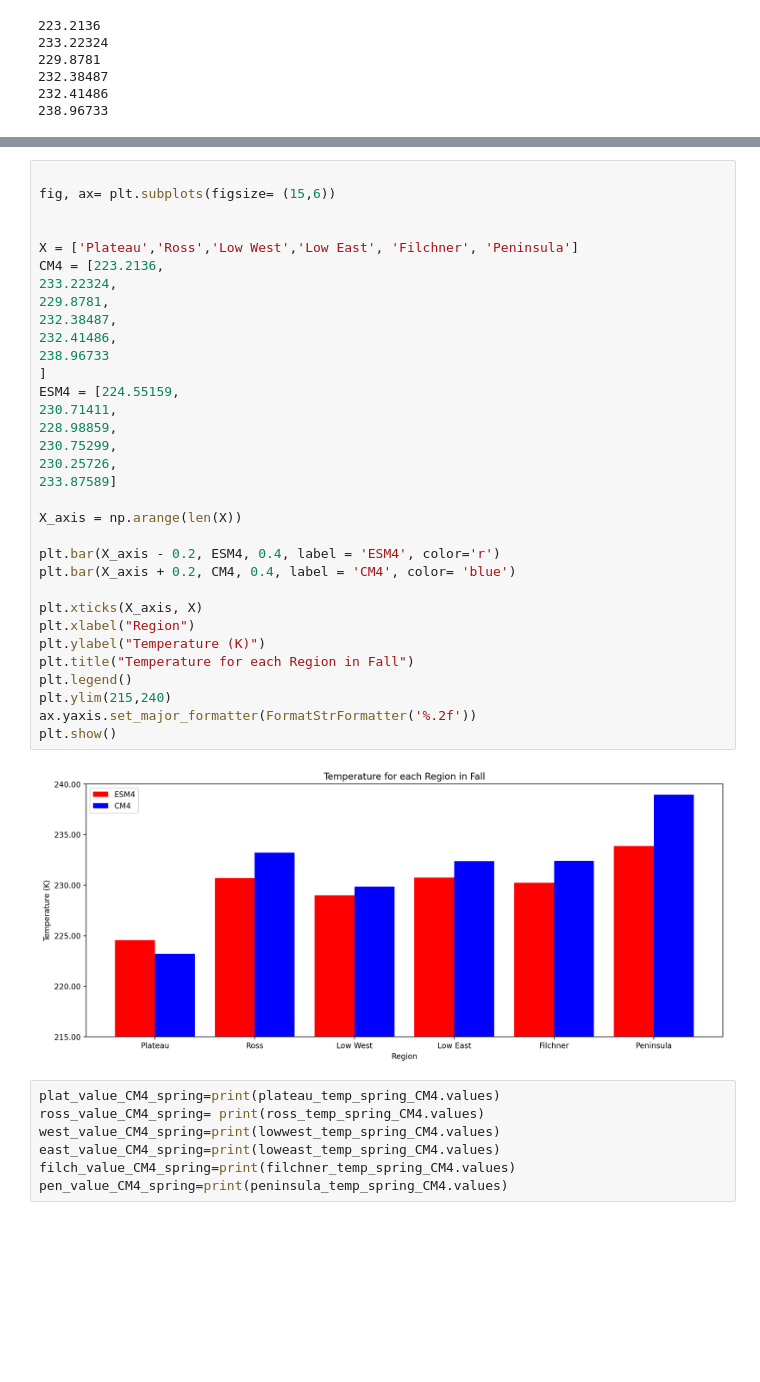
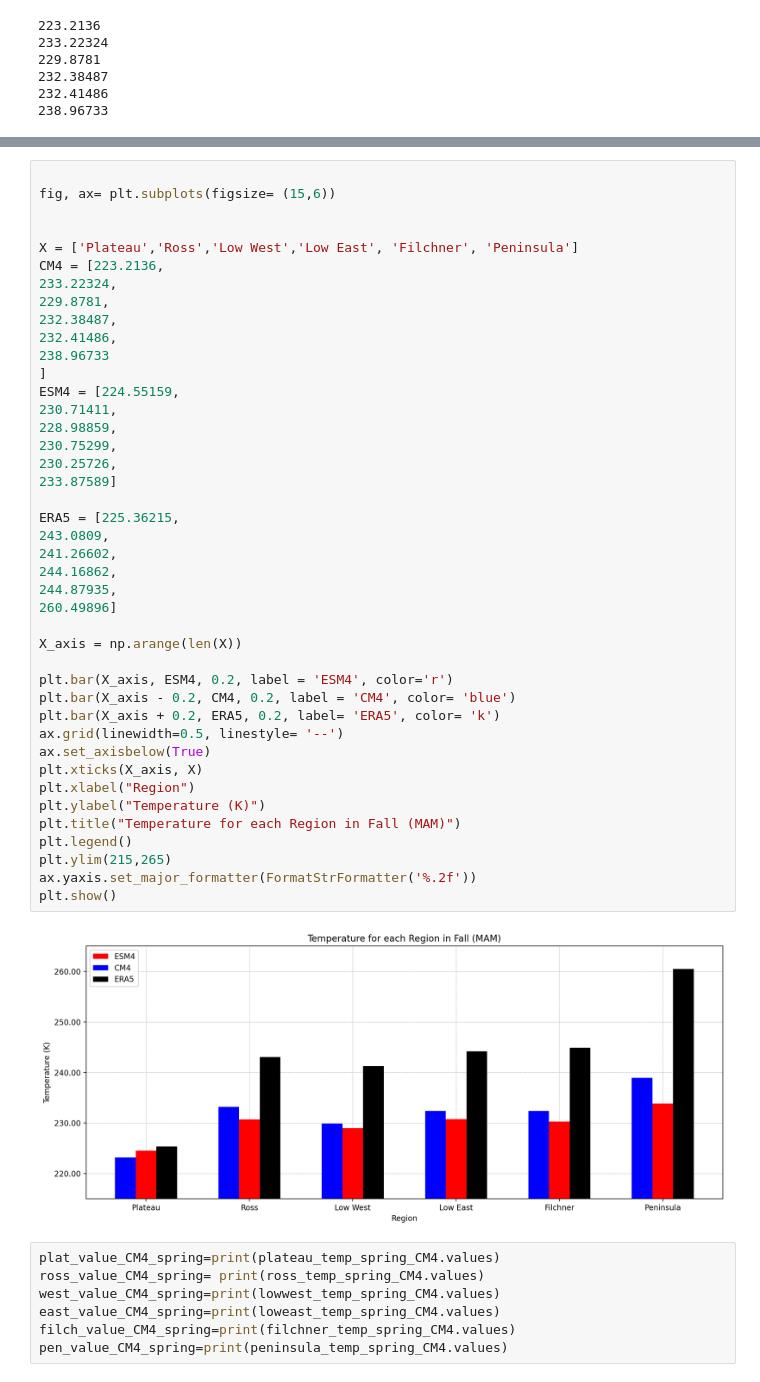
Before and after one commit to twass21/katabatic_winds, a Jupyter notebook: temp_bar_plots.ipynb, the cells around one changed output, grey strips where cells are left out. Saved outputs shown, nothing was run; the diff lists cells and outputs as text; blank space fills up the shorter version.

```diff
--- a/temp_bar_plots.ipynb
+++ b/temp_bar_plots.ipynb
@@ -326,38 +513,47 @@ pen_value_ESM4_fall=print(peninsula_temp_fall_ESM4.values)
 # %%
 
 fig, ax= plt.subplots(figsize= (15,6))
 
 
 X = ['Plateau','Ross','Low West','Low East', 'Filchner', 'Peninsula']
 CM4 = [223.2136,
 233.22324,
 229.8781,
 232.38487,
 232.41486,
 238.96733
 ]
 ESM4 = [224.55159,
 230.71411,
 228.98859,
 230.75299,
 230.25726,
 233.87589]
 
+ERA5 = [225.36215,
+243.0809,
+241.26602,
+244.16862,
+244.87935,
+260.49896]
+
 X_axis = np.arange(len(X))
 
-plt.bar(X_axis - 0.2, ESM4, 0.4, label = 'ESM4', color='r')
-plt.bar(X_axis + 0.2, CM4, 0.4, label = 'CM4', color= 'blue')
-
+plt.bar(X_axis, ESM4, 0.2, label = 'ESM4', color='r')
+plt.bar(X_axis - 0.2, CM4, 0.2, label = 'CM4', color= 'blue')
+plt.bar(X_axis + 0.2, ERA5, 0.2, label= 'ERA5', color= 'k')
+ax.grid(linewidth=0.5, linestyle= '--')
+ax.set_axisbelow(True)
 plt.xticks(X_axis, X)
 plt.xlabel("Region")
 plt.ylabel("Temperature (K)")
-plt.title("Temperature for each Region in Fall")
+plt.title("Temperature for each Region in Fall (MAM)")
 plt.legend()
-plt.ylim(215,240)
+plt.ylim(215,265)
 ax.yaxis.set_major_formatter(FormatStrFormatter('%.2f'))
 plt.show()
 # %% [output]
-[figure, old version]
+[figure, new version]
 # %%
 plat_value_CM4_spring=print(plateau_temp_spring_CM4.values)
 ross_value_CM4_spring= print(ross_temp_spring_CM4.values)
```
Also changed, not shown: parts of 28 cells of this notebook.
